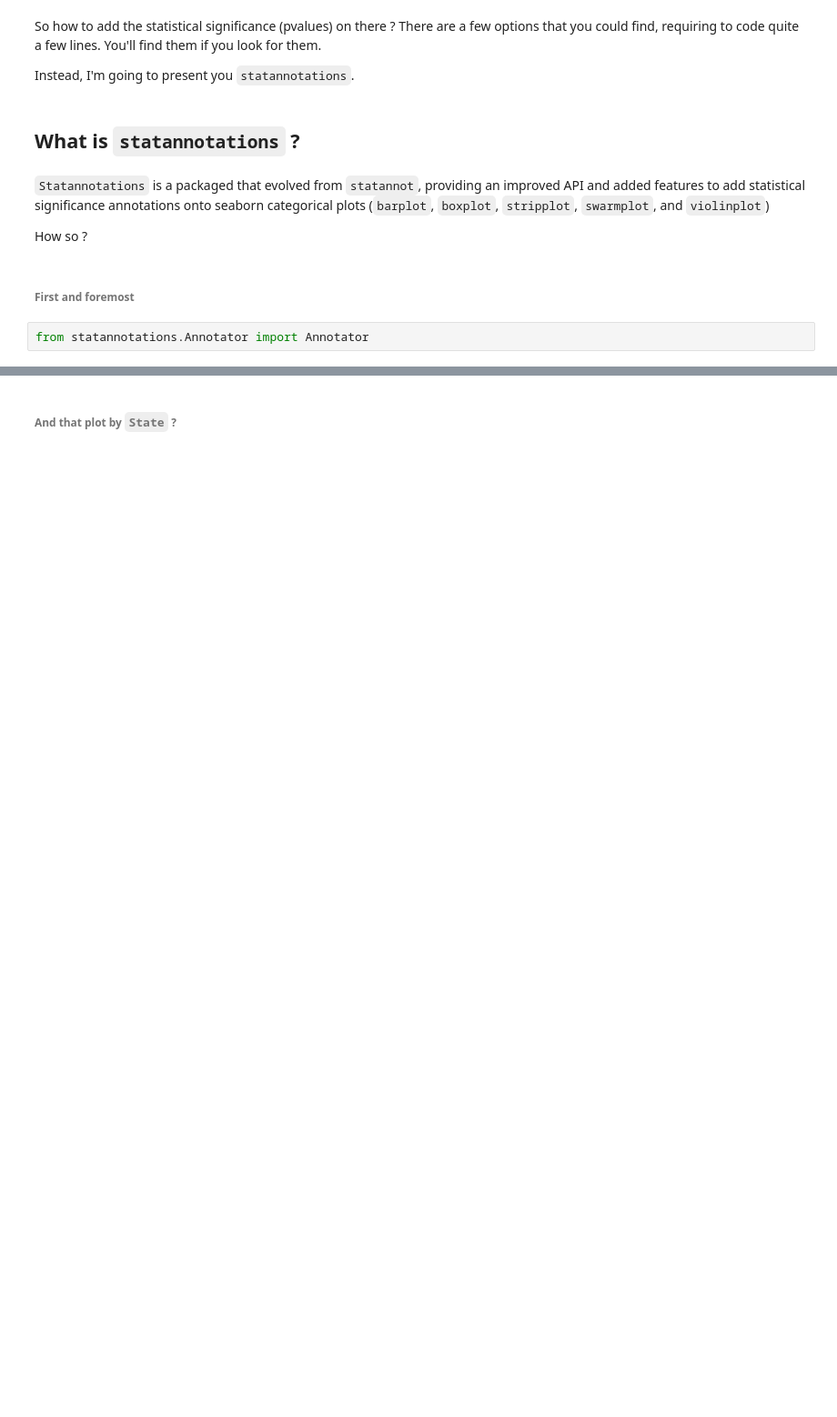
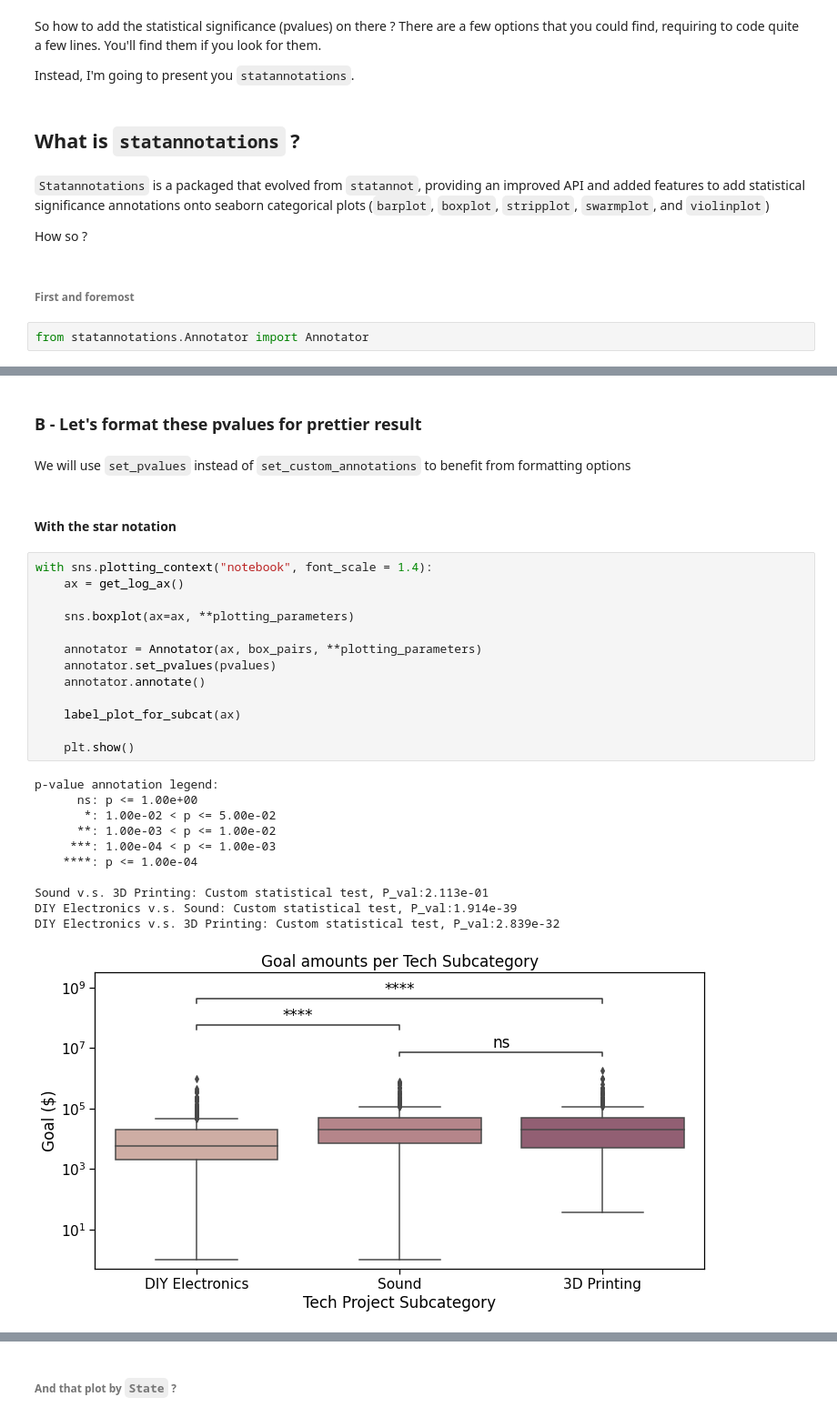
Before and after one commit to trevismd/statannotations-tutorials, a Jupyter notebook: Stat annot on Kickstarter tech projects.ipynb, the cells around one changed output, grey strips where cells are left out. Shown: that part at 91% size. Cells and saved outputs as stored; diff of their text form; blank space fills up the shorter version.

```diff
--- a/Stat annot on Kickstarter tech projects.ipynb
+++ b/Stat annot on Kickstarter tech projects.ipynb
@@ -291,0 +297,31 @@ ns: p <= 1.00e+00
+# %% [markdown]
+### B - Let's format these pvalues for prettier result
+# %% [markdown]
+We will use `set_pvalues` instead of `set_custom_annotations` to benefit from formatting options
+# %% [markdown]
+#### With the star notation
+# %%
+with sns.plotting_context("notebook", font_scale = 1.4):
+    ax = get_log_ax()
+
+    sns.boxplot(ax=ax, **plotting_parameters)
+
+    annotator = Annotator(ax, box_pairs, **plotting_parameters)
+    annotator.set_pvalues(pvalues)
+    annotator.annotate()
+
+    label_plot_for_subcat(ax)
+
+    plt.show()
+# %% [output]
+p-value annotation legend:
+      ns: p <= 1.00e+00
+       *: 1.00e-02 < p <= 5.00e-02
+      **: 1.00e-03 < p <= 1.00e-02
+     ***: 1.00e-04 < p <= 1.00e-03
+    ****: p <= 1.00e-04
+
+Sound v.s. 3D Printing: Custom statistical test, P_val:2.113e-01
+DIY Electronics v.s. Sound: Custom statistical test, P_val:1.914e-39
+DIY Electronics v.s. 3D Printing: Custom statistical test, P_val:2.839e-32
+[figure, added]
```
Also changed, not shown: parts of 34 cells of this notebook, 1 other file.
